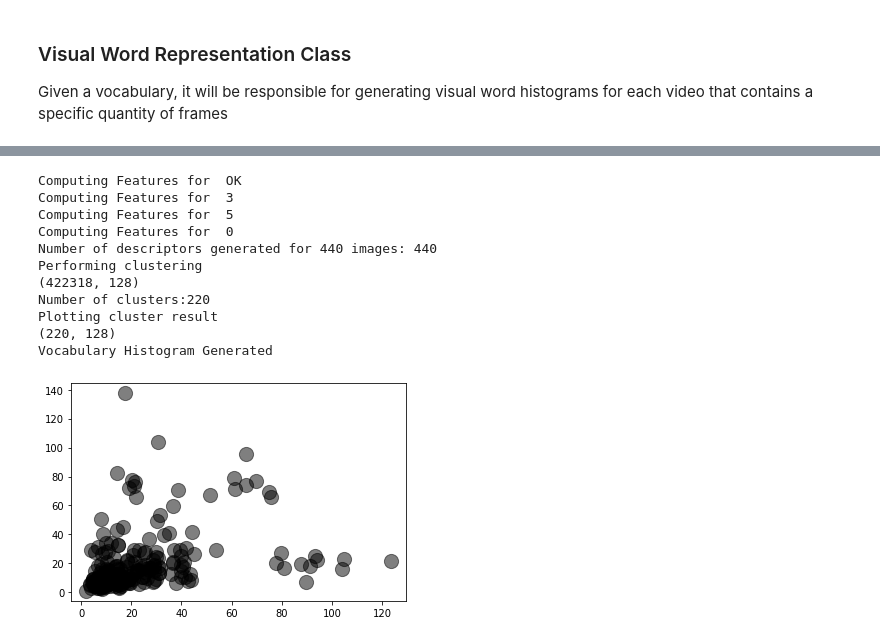
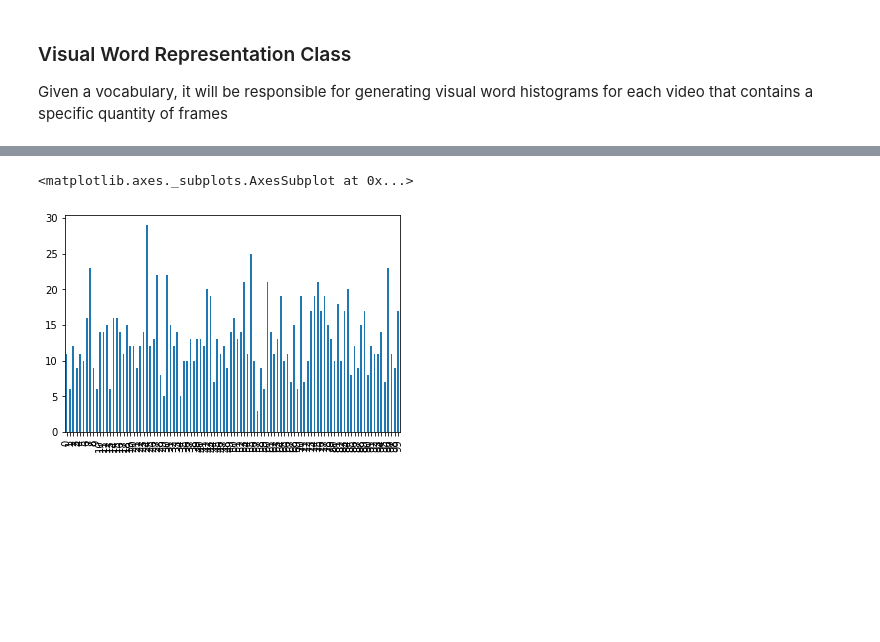
Before and after one commit to fabianaferreira/final-project-src, a Jupyter notebook: BagOfFeatures/BOV.ipynb, the cells around one changed output, grey strips where cells are left out. Cells and saved outputs as stored; diff of their text form; code cells hidden in the pictures; blank space fills up the shorter version.

```diff
--- a/BagOfFeatures/BOV.ipynb
+++ b/BagOfFeatures/BOV.ipynb
@@ -292,17 +273,3 @@ Vocabulary Histogram Generated
-# %%
-#Codebook with size 220
-vd2 = VocabularyDeveloper(train_path, n_clusters=220)
-vd2.developVocabulary()
-# %% [output]
-Computing Features for  OK
-Computing Features for  3
-Computing Features for  5
-Computing Features for  0
-Number of descriptors generated for 440 images: 440
-Performing clustering
-(422318, 128)
-Number of clusters:220
-Plotting cluster result
-(220, 128)
-Vocabulary Histogram Generated
-[figure, removed]
+# %%
+im = cv2.imread("/home/fabiana/Desktop/projeto-final-src/datasets/SmallTest/0/video_0/3.jpg", 0)
+im2 = cv2.imread("/home/fabiana/Desktop/projeto-final-src/datasets/SmallTest/3/video_0/8.jpg", 0)
@@ -308,0 +280,10 @@ Vocabulary Histogram Generated
+# %%
+vor = VisualWordRepresentation(v)
+# %%
+kp, clusters = vor.clusterFrameFeatures(im)
+kp = np.array(kp)
+# %%
+pd.Series(clusters).value_counts().sort_index().plot(kind='bar')
+# %% [output]
+<matplotlib.axes._subplots.AxesSubplot at 0x...>
+[figure, added]
```
Also changed, not shown: parts of 9 cells of this notebook, 6 other files.
